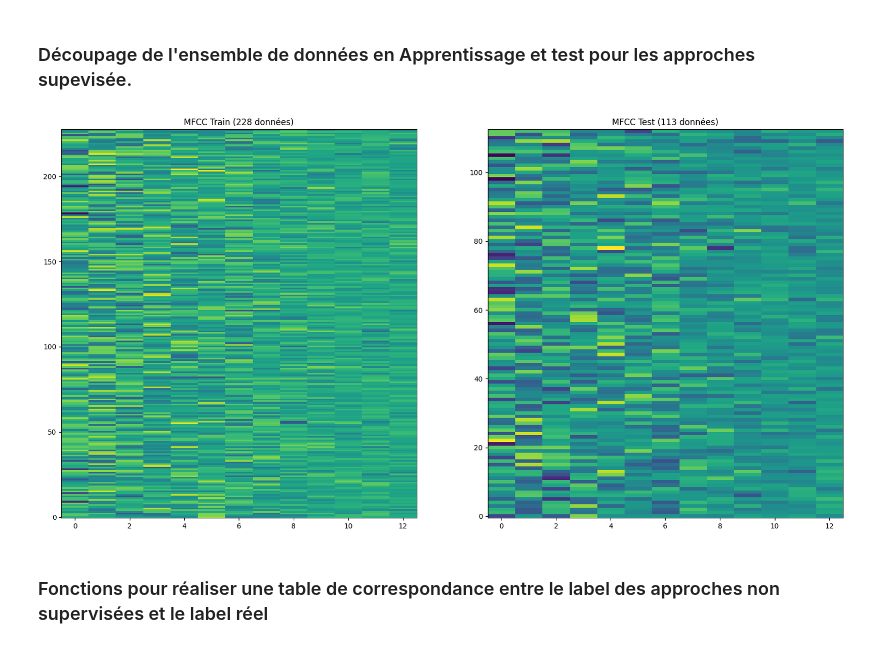
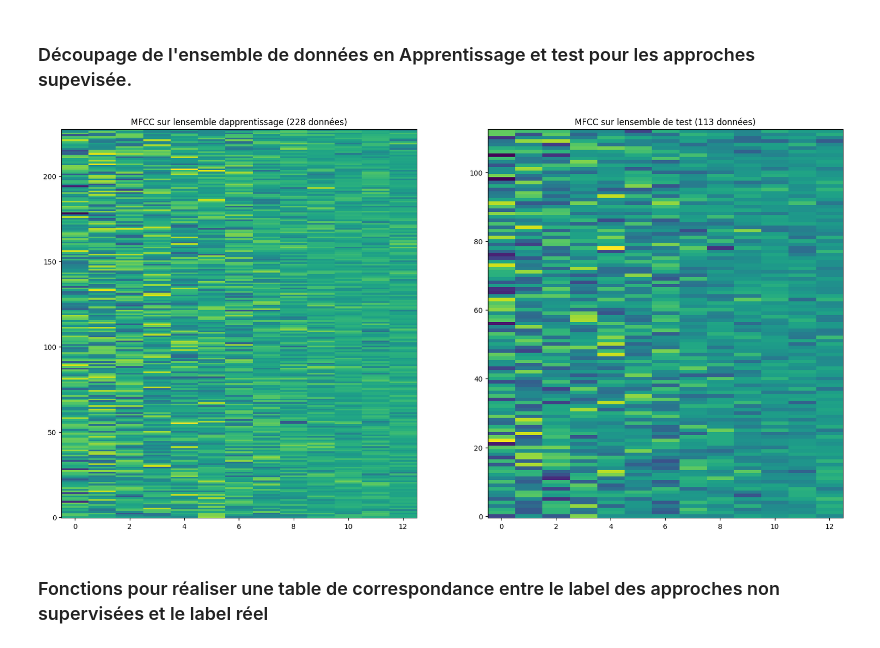
Before and after one commit to HDwayne/Projet_BeatBox, a Jupyter notebook: ProjetBeatbox.ipynb, the cells around one changed output. Saved outputs shown, nothing was run; the diff lists cells and outputs as text; code cells hidden in the pictures.

```diff
--- a/ProjetBeatbox.ipynb
+++ b/ProjetBeatbox.ipynb
@@ -107,17 +107,18 @@ X_train, X_test, y_train, y_test = train_test_split(data, label, test_size=0.33,
 # %%
 # afficher les données d'apprentissage et de test
 
 plt.figure(figsize=(20,10))
+
 plt.subplot(1,2,1)
 plt.imshow(X_train, aspect='auto', origin='lower')
-plt.title('MFCC Train ({0} données)'.format(X_train.shape[0]))
+plt.title('MFCC sur l''ensemble d''apprentissage ({0} données)'.format(X_train.shape[0]))
 
 plt.subplot(1,2,2)
 plt.imshow(X_test, aspect='auto', origin='lower')
-plt.title('MFCC Test ({0} données)'.format(X_test.shape[0]))
+plt.title('MFCC sur l''ensemble de test ({0} données)'.format(X_test.shape[0]))
 plt.show()
 # %% [output]
-[figure, old version]
+[figure, new version]
 # %% [markdown]
 ### Fonctions pour réaliser une table de correspondance entre le label des approches non supervisées et le label réel
 # %%
```
Also changed, not shown: parts of 4 cells of this notebook, 3 other files.
